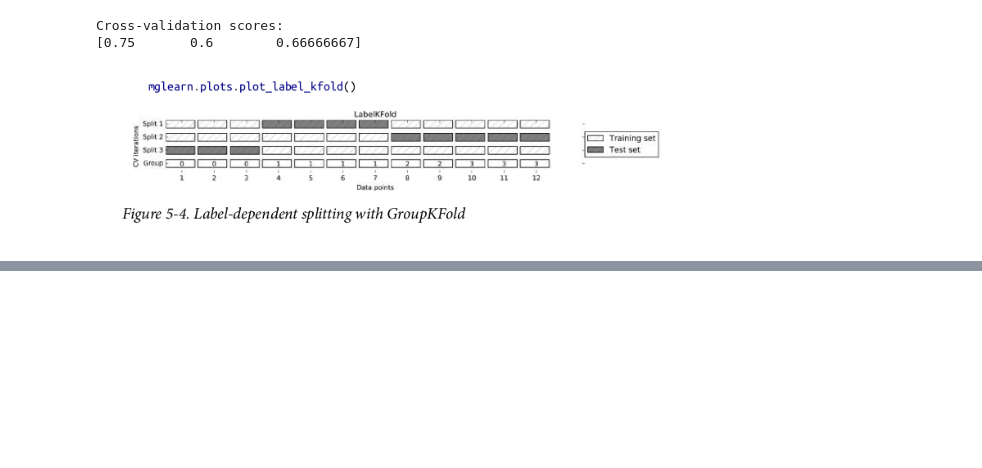
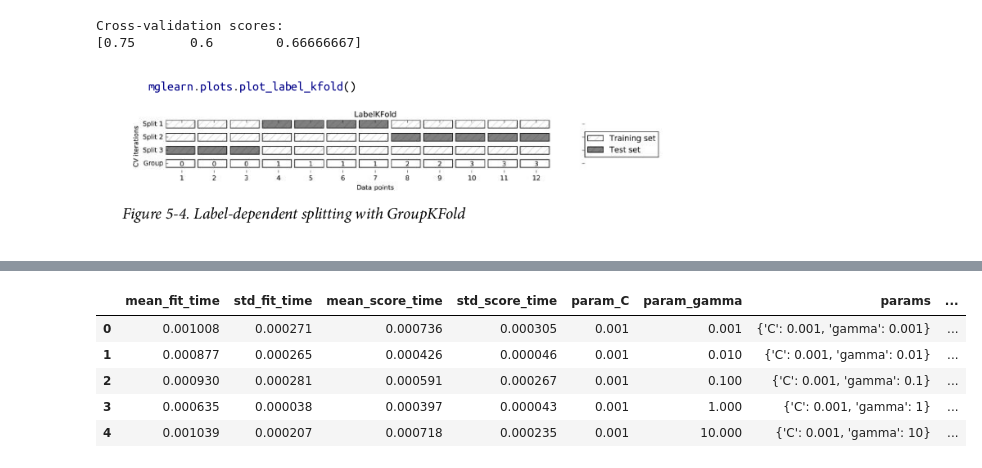
Before and after one commit to DaringUnicorn/intro-to-ml, a Jupyter notebook: chapter 5/Model_Evaluation_and_Imporvement.ipynb, the cells around one changed output, grey strips where cells are left out. Saved outputs shown, nothing was run; the diff lists cells and outputs as text; code cells hidden in the pictures; blank space fills up the shorter version.

```diff
--- a/chapter 5/Model_Evaluation_and_Imporvement.ipynb
+++ b/chapter 5/Model_Evaluation_and_Imporvement.ipynb
@@ -131,0 +246,4 @@ Cross-validation scores:
+# %%
+param_grid = {"C": [0.001, 0.01, 0.1, 1, 10, 100],
+              "gamma": [0.001, 0.01, 0.1, 1, 10, 100]}
+print("Parameter grid:\n{}".format(param_grid))
@@ -131,0 +253,9 @@ Cross-validation scores:
+# %%
+from sklearn.model_selection import GridSearchCV
+from sklearn.svm import SVC
+
+grid_search = GridSearchCV(SVC(), param_grid=param_grid, cv=5)
+# %%
+X_train, X_test, y_train, y_test = train_test_split(iris.data, iris.target, random_state=0)
+# %%
+grid_search.fit(X_train, y_train)
@@ -131,0 +300,16 @@ Cross-validation scores:
+# %%
+import pandas as pd
+
+
+# convert to DataFrame
+results = pd.DataFrame(grid_search.cv_results_)
+
+# show the first 5 rows
+display(results.head())
+# %% [output]
+|  | mean_fit_time | std_fit_time | mean_score_time | std_score_time | param_C | param_gamma | params | ... |
+| 0 | 0.001008 | 0.000271 | 0.000736 | 0.000305 | 0.001 | 0.001 | {'C': 0.001, 'gamma': 0.001} | ... |
+| 1 | 0.000877 | 0.000265 | 0.000426 | 0.000046 | 0.001 | 0.010 | {'C': 0.001, 'gamma': 0.01} | ... |
+| 2 | 0.000930 | 0.000281 | 0.000591 | 0.000267 | 0.001 | 0.100 | {'C': 0.001, 'gamma': 0.1} | ... |
+| 3 | 0.000635 | 0.000038 | 0.000397 | 0.000043 | 0.001 | 1.000 | {'C': 0.001, 'gamma': 1} | ... |
+| 4 | 0.001039 | 0.000207 | 0.000718 | 0.000235 | 0.001 | 10.000 | {'C': 0.001, 'gamma': 10} | ... |
```
Also changed, not shown: parts of 26 cells of this notebook.
